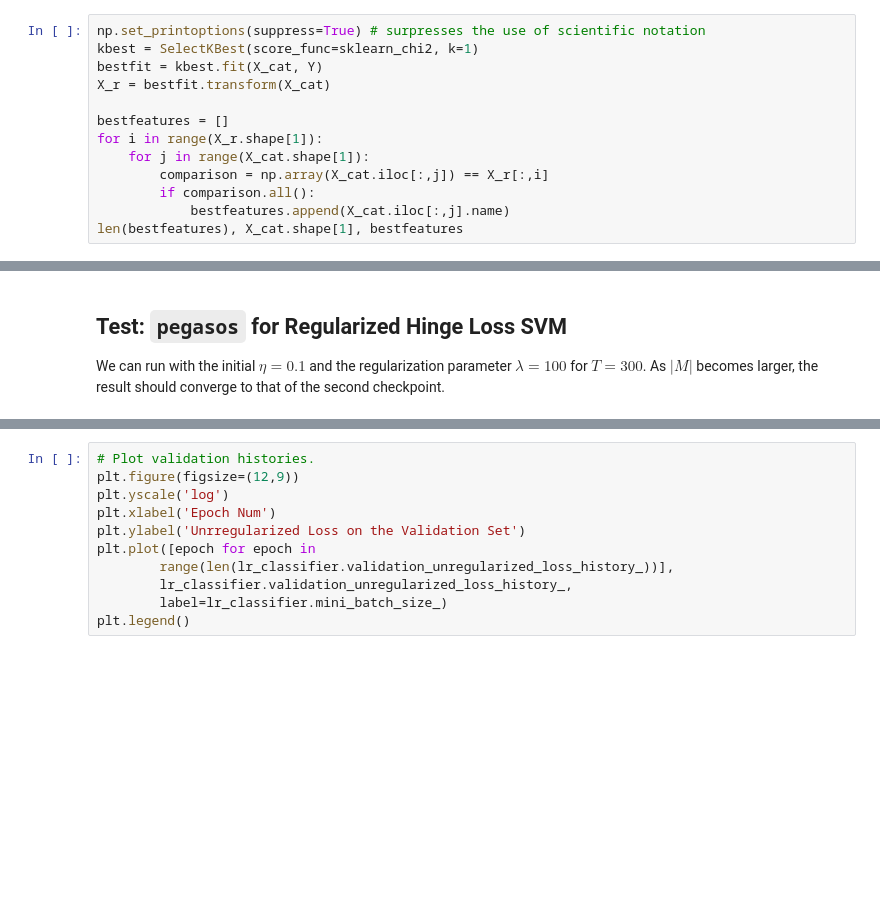
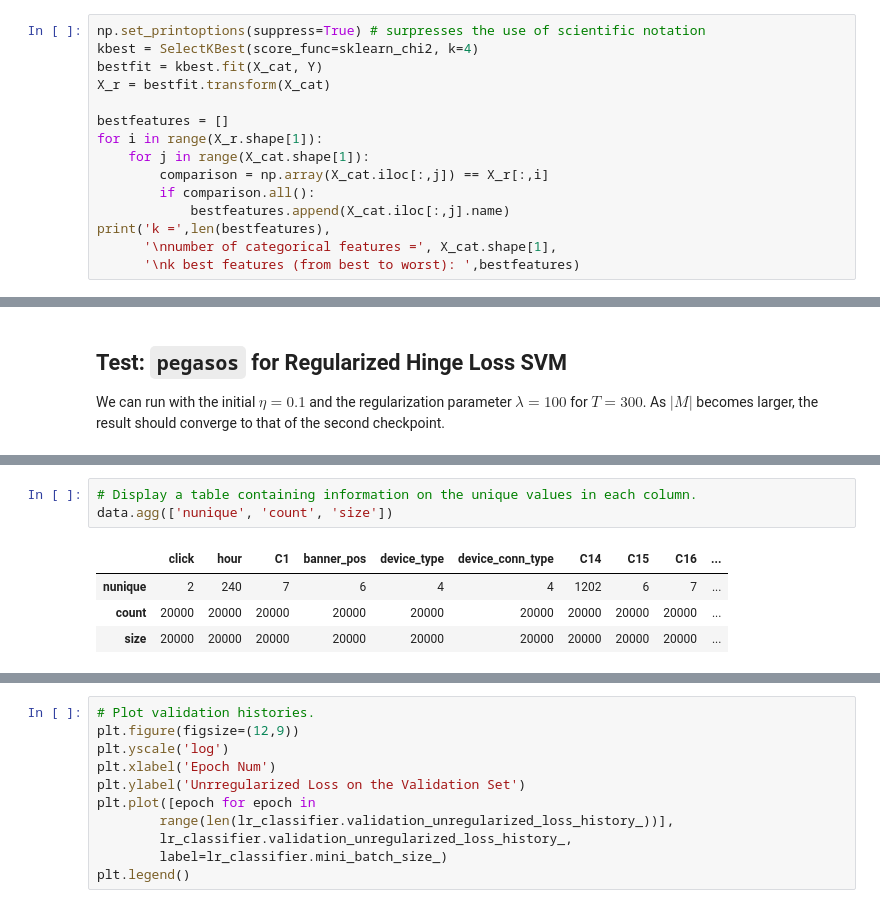
Before and after one commit to Unique-Divine/Click-Through-Rate-Prediction, a Jupyter notebook: CTR Prediction with Stochastic Gradient Descent.ipynb, the cells around one changed output, grey strips where cells are left out. Saved outputs shown, nothing was run; the diff lists cells and outputs as text; blank space fills up the shorter version.

```diff
--- a/CTR Prediction with Stochastic Gradient Descent.ipynb
+++ b/CTR Prediction with Stochastic Gradient Descent.ipynb
@@ -296,7 +296,7 @@ pd.concat([chi2_matrix, p_matrix], axis=0)
 | p-value | 0.11 | 0.00 | 0.08 | 0.00 | 0.00 | 0.00 | 0.00 | 0.00 | 0.00 | ... |
 # %%
 np.set_printoptions(suppress=True) # surpresses the use of scientific notation
-kbest = SelectKBest(score_func=sklearn_chi2, k=1)
+kbest = SelectKBest(score_func=sklearn_chi2, k=4)
 bestfit = kbest.fit(X_cat, Y)
 X_r = bestfit.transform(X_cat)
 
@@ -306,5 +306,7 @@ for i in range(X_r.shape[1]):
         comparison = np.array(X_cat.iloc[:,j]) == X_r[:,i]
         if comparison.all():
             bestfeatures.append(X_cat.iloc[:,j].name)
-len(bestfeatures), X_cat.shape[1], bestfeatures
+print('k =',len(bestfeatures),
+      '\nnumber of categorical features =', X_cat.shape[1],
+      '\nk best features (from best to worst): ',bestfeatures)
 # %% [output]
@@ -987,0 +992,8 @@ First, I'll try the regularized logistic regression classifier, `lr_classifier`,
+# %%
+# Display a table containing information on the unique values in each column.
+data.agg(['nunique', 'count', 'size'])
+# %% [output]
+|  | click | hour | C1 | banner_pos | device_type | device_conn_type | C14 | C15 | C16 | ... |
+| nunique | 2 | 240 | 7 | 6 | 4 | 4 | 1202 | 6 | 7 | ... |
+| count | 20000 | 20000 | 20000 | 20000 | 20000 | 20000 | 20000 | 20000 | 20000 | ... |
+| size | 20000 | 20000 | 20000 | 20000 | 20000 | 20000 | 20000 | 20000 | 20000 | ... |
```
Also changed, not shown: parts of 30 cells of this notebook.
